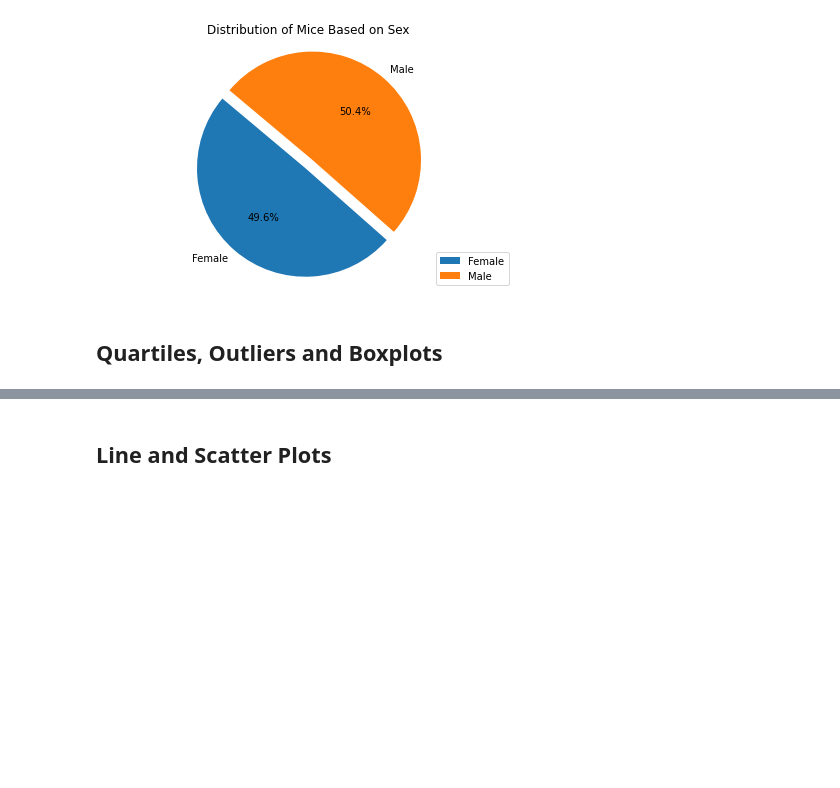
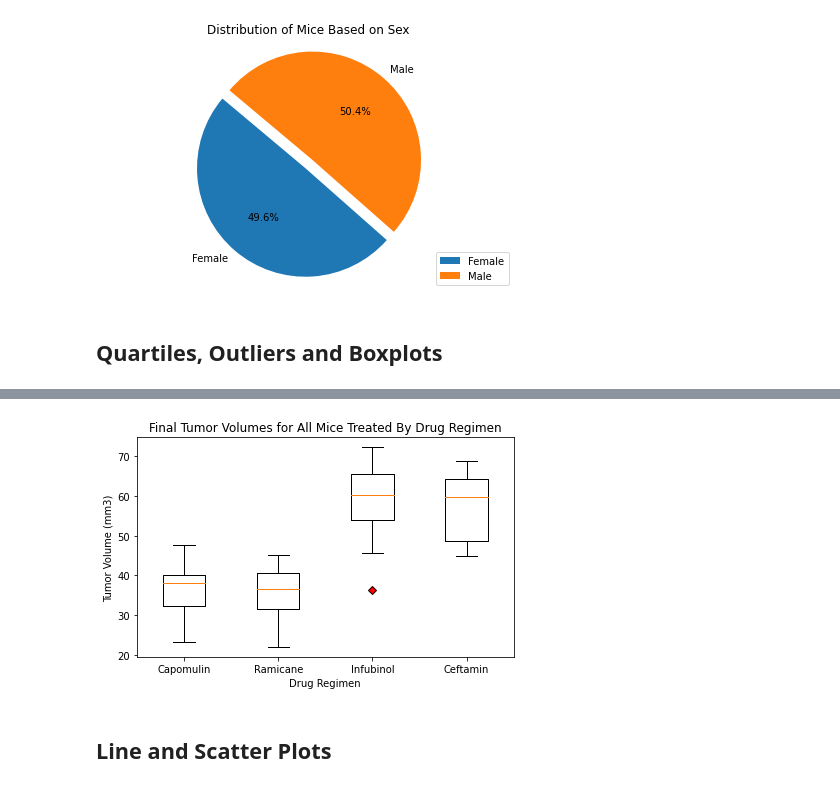
Before and after one commit to charlesphil/matplotlib-challenge, a Jupyter notebook: pymaceuticals_starter.ipynb, the cells around one changed output, grey strips where cells are left out. Saved outputs shown, nothing was run; the diff lists cells and outputs as text; code cells hidden in the pictures; blank space fills up the shorter version.

Commit message:
Finished box plots.

```diff
--- a/pymaceuticals_starter.ipynb
+++ b/pymaceuticals_starter.ipynb
@@ -270,3 +313,24 @@ for regimen in treatments:
+# %%
+# Generate a box plot of the final tumor volume of each mouse across four regimens of interest
+
+# Dictionary to hold color and shape values for outlier information
+red_diamond = {'markerfacecolor': 'r', 'marker': 'D'}
+
+# Set up box plots using tumor_vol dictionary holding each drug's tumor volume values
+fig, ax = plt.subplots()
+ax.boxplot(tumor_vols.values(), flierprops=red_diamond)
+
+# Format ticks to be each drug, set labels and title
+ax.set_xticklabels(tumor_vols.keys())
+ax.set_ylabel('Tumor Volume (mm3)')
+ax.set_xlabel('Drug Regimen')
+ax.set_title('Final Tumor Volumes for All Mice Treated By Drug Regimen')
+
+# Display plots
+plt.tight_layout()
+plt.show()
+# %% [output]
+[figure, added]
 # %% [markdown]
 ## Line and Scatter Plots
 # %%
```
Also changed, not shown: parts of 2 cells of this notebook.
